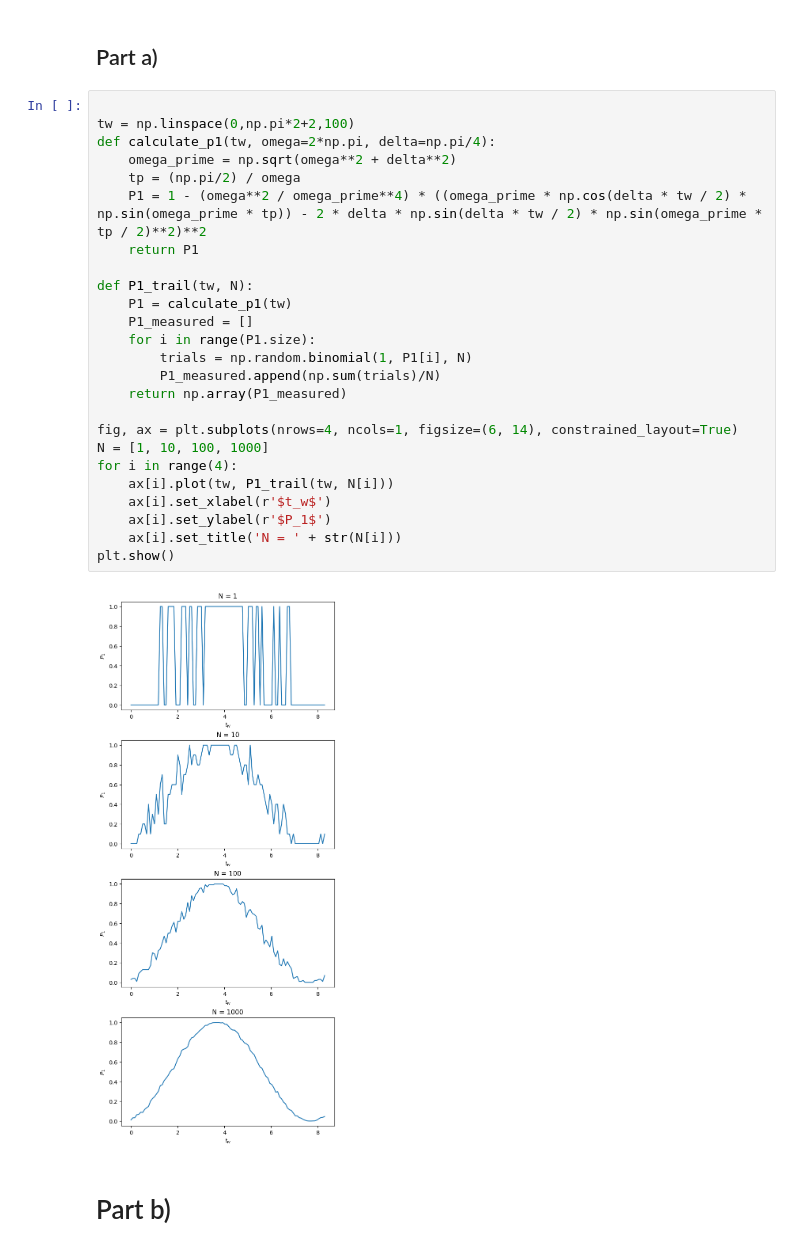
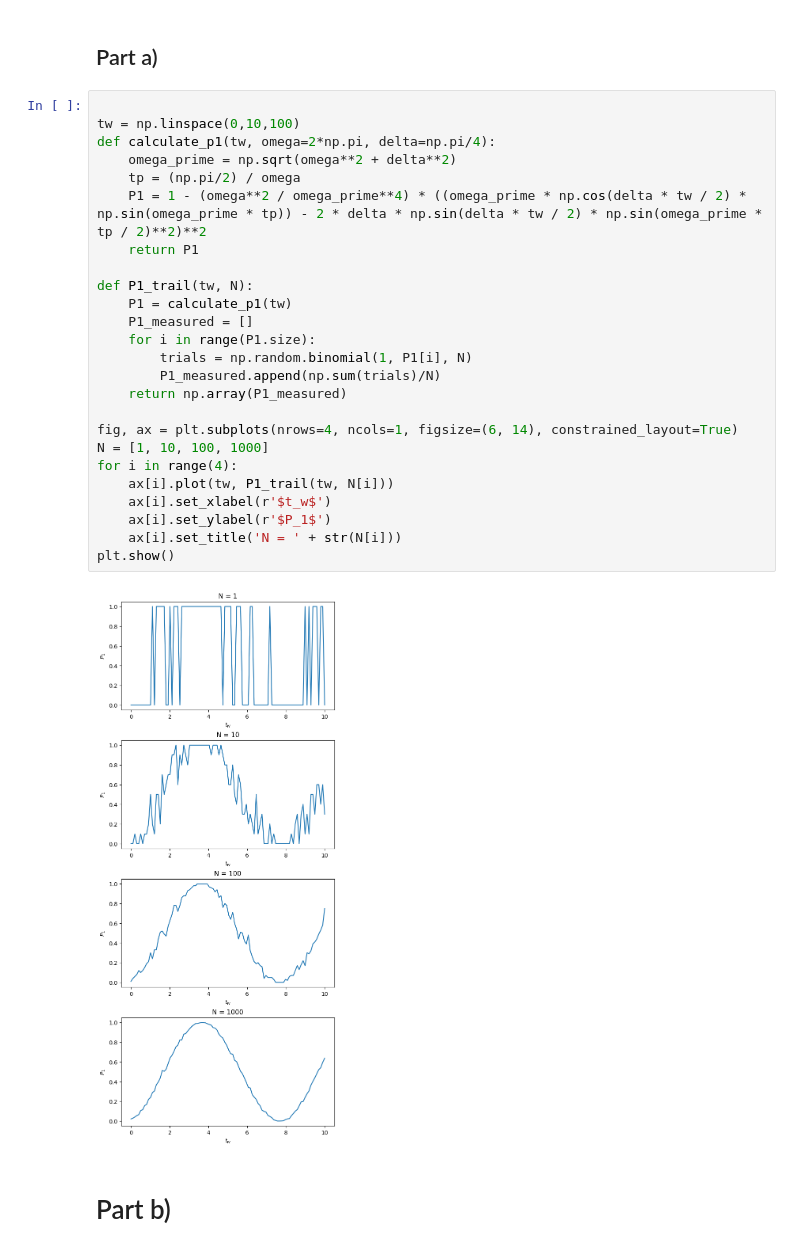
Before and after one commit to liuqiyucn/hw7, a Jupyter notebook: hw7.ipynb, the cells around one changed output. Cells and saved outputs as stored; diff of their text form.

```diff
--- a/hw7.ipynb
+++ b/hw7.ipynb
@@ -66,31 +81,31 @@ quadratic ratio:  0.46754767589870816
 ## Part a)
 # %%
 
-tw = np.linspace(0,np.pi*2+2,100)
+tw = np.linspace(0,10,100)
 def calculate_p1(tw, omega=2*np.pi, delta=np.pi/4):
     omega_prime = np.sqrt(omega**2 + delta**2)
     tp = (np.pi/2) / omega
     P1 = 1 - (omega**2 / omega_prime**4) * ((omega_prime * np.cos(delta * tw / 2) * np.sin(omega_prime * tp)) - 2 * delta * np.sin(delta * tw / 2) * np.sin(omega_prime * tp / 2)**2)**2
     return P1
 
 def P1_trail(tw, N):
     P1 = calculate_p1(tw)
     P1_measured = []
     for i in range(P1.size):
         trials = np.random.binomial(1, P1[i], N)
         P1_measured.append(np.sum(trials)/N)
     return np.array(P1_measured)
 
 fig, ax = plt.subplots(nrows=4, ncols=1, figsize=(6, 14), constrained_layout=True)
 N = [1, 10, 100, 1000]
 for i in range(4):
     ax[i].plot(tw, P1_trail(tw, N[i]))
     ax[i].set_xlabel(r'$t_w$')
     ax[i].set_ylabel(r'$P_1$')
     ax[i].set_title('N = ' + str(N[i]))
 plt.show()
 # %% [output]
-[figure, old version]
+[figure, new version]
 # %% [markdown]
 # Part b)
 # %%
```
Also changed, not shown: parts of 9 cells of this notebook.
